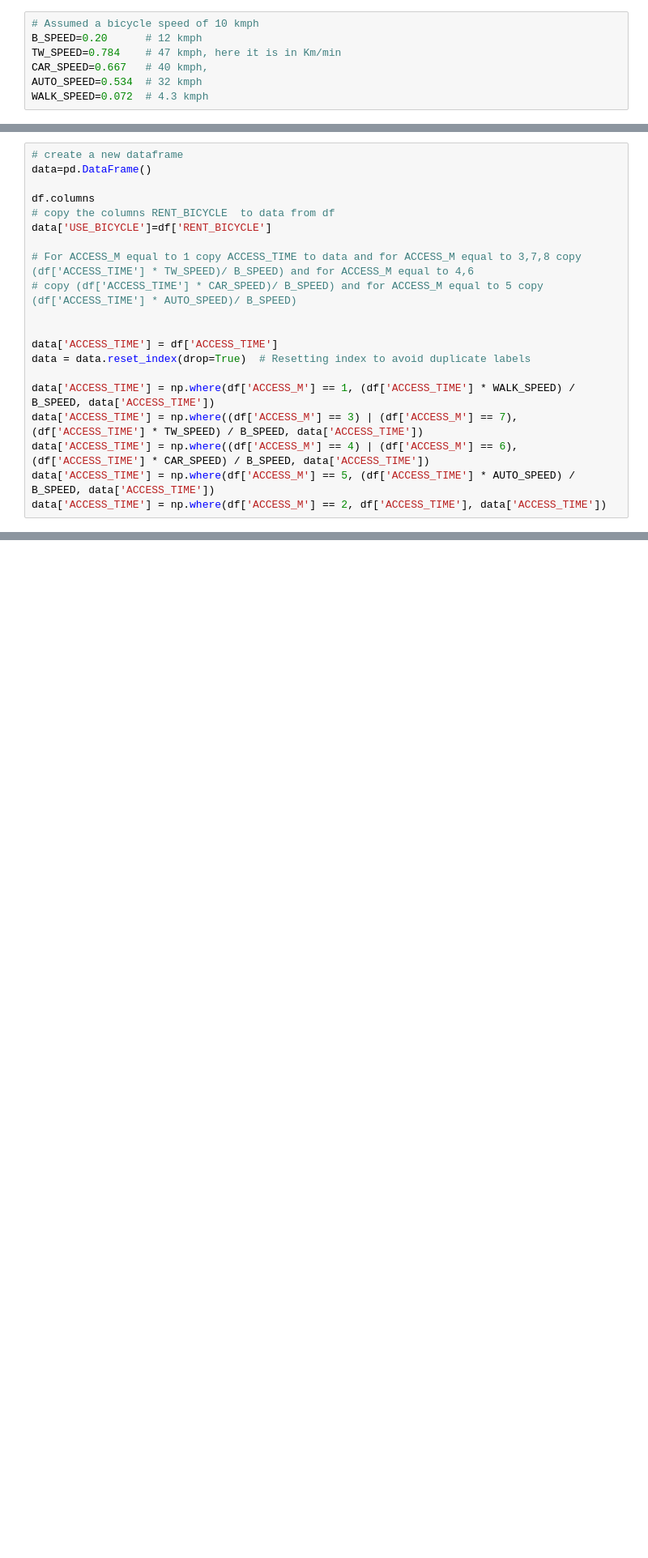
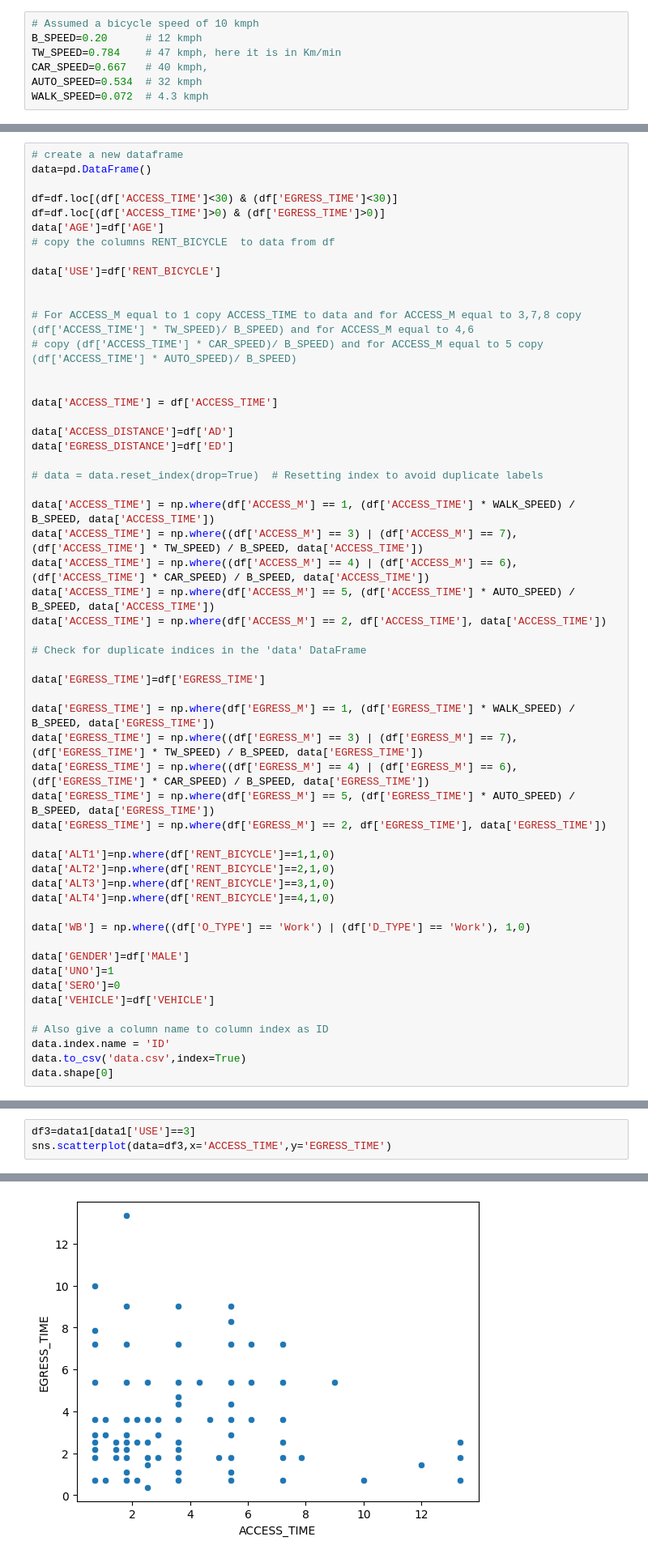
Before and after one commit to Gavaskar24/Metro, a Jupyter notebook: EDA.ipynb, the cells around one changed output, grey strips where cells are left out. Shown at 81% size. Drawn from its saved outputs; the diff is of its cells as text; blank space fills up the shorter version.

```diff
--- a/EDA.ipynb
+++ b/EDA.ipynb
@@ -297,19 +237,54 @@ Name: ACCESS_M, dtype: int64
 # create a new dataframe
 data=pd.DataFrame()
 
-df.columns
+df=df.loc[(df['ACCESS_TIME']<30) & (df['EGRESS_TIME']<30)]
+df=df.loc[(df['ACCESS_TIME']>0) & (df['EGRESS_TIME']>0)]
+data['AGE']=df['AGE']
 # copy the columns RENT_BICYCLE  to data from df
-data['USE_BICYCLE']=df['RENT_BICYCLE']
+
+data['USE']=df['RENT_BICYCLE']
+
 
 # For ACCESS_M equal to 1 copy ACCESS_TIME to data and for ACCESS_M equal to 3,7,8 copy (df['ACCESS_TIME'] * TW_SPEED)/ B_SPEED) and for ACCESS_M equal to 4,6
 # copy (df['ACCESS_TIME'] * CAR_SPEED)/ B_SPEED) and for ACCESS_M equal to 5 copy (df['ACCESS_TIME'] * AUTO_SPEED)/ B_SPEED)
 
 
 data['ACCESS_TIME'] = df['ACCESS_TIME']
-data = data.reset_index(drop=True)  # Resetting index to avoid duplicate labels
+
+data['ACCESS_DISTANCE']=df['AD']
+data['EGRESS_DISTANCE']=df['ED']
+
+# data = data.reset_index(drop=True)  # Resetting index to avoid duplicate labels
 
 data['ACCESS_TIME'] = np.where(df['ACCESS_M'] == 1, (df['ACCESS_TIME'] * WALK_SPEED) / B_SPEED, data['ACCESS_TIME'])
 data['ACCESS_TIME'] = np.where((df['ACCESS_M'] == 3) | (df['ACCESS_M'] == 7), (df['ACCESS_TIME'] * TW_SPEED) / B_SPEED, data['ACCESS_TIME'])
 data['ACCESS_TIME'] = np.where((df['ACCESS_M'] == 4) | (df['ACCESS_M'] == 6), (df['ACCESS_TIME'] * CAR_SPEED) / B_SPEED, data['ACCESS_TIME'])
 data['ACCESS_TIME'] = np.where(df['ACCESS_M'] == 5, (df['ACCESS_TIME'] * AUTO_SPEED) / B_SPEED, data['ACCESS_TIME'])
 data['ACCESS_TIME'] = np.where(df['ACCESS_M'] == 2, df['ACCESS_TIME'], data['ACCESS_TIME'])
+
+# Check for duplicate indices in the 'data' DataFrame
+
+data['EGRESS_TIME']=df['EGRESS_TIME']
+
+data['EGRESS_TIME'] = np.where(df['EGRESS_M'] == 1, (df['EGRESS_TIME'] * WALK_SPEED) / B_SPEED, data['EGRESS_TIME'])
+data['EGRESS_TIME'] = np.where((df['EGRESS_M'] == 3) | (df['EGRESS_M'] == 7), (df['EGRESS_TIME'] * TW_SPEED) / B_SPEED, data['EGRESS_TIME'])
+data['EGRESS_TIME'] = np.where((df['EGRESS_M'] == 4) | (df['EGRESS_M'] == 6), (df['EGRESS_TIME'] * CAR_SPEED) / B_SPEED, data['EGRESS_TIME'])
+data['EGRESS_TIME'] = np.where(df['EGRESS_M'] == 5, (df['EGRESS_TIME'] * AUTO_SPEED) / B_SPEED, data['EGRESS_TIME'])
+data['EGRESS_TIME'] = np.where(df['EGRESS_M'] == 2, df['EGRESS_TIME'], data['EGRESS_TIME'])
+
+data['ALT1']=np.where(df['RENT_BICYCLE']==1,1,0)
+data['ALT2']=np.where(df['RENT_BICYCLE']==2,1,0)
+data['ALT3']=np.where(df['RENT_BICYCLE']==3,1,0)
+data['ALT4']=np.where(df['RENT_BICYCLE']==4,1,0)
+
+data['WB'] = np.where((df['O_TYPE'] == 'Work') | (df['D_TYPE'] == 'Work'), 1,0)
+
+data['GENDER']=df['MALE']
+data['UNO']=1
+data['SERO']=0
+data['VEHICLE']=df['VEHICLE']
+
+# Also give a column name to column index as ID
+data.index.name = 'ID'
+data.to_csv('data.csv',index=True)
+data.shape[0]
@@ -369,0 +397,4 @@ data.to_csv('data.csv',index=True)
+# %%
+df3=data1[data1['USE']==3]
+sns.scatterplot(data=df3,x='ACCESS_TIME',y='EGRESS_TIME')
+# %% [output]
@@ -370,3 +402,4 @@ data.to_csv('data.csv',index=True)
+[figure, added]
 # %% [markdown]
 maximum and minimum possible access distances
 # %%
```
Also changed, not shown: parts of 19 cells of this notebook, 2 other files.
